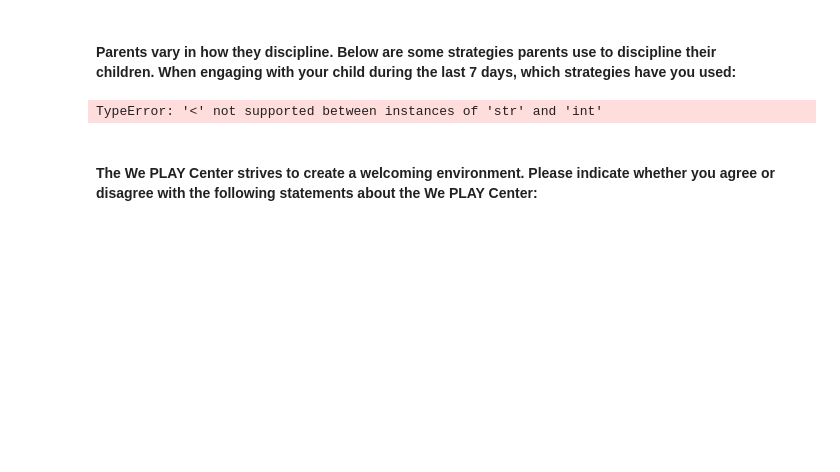
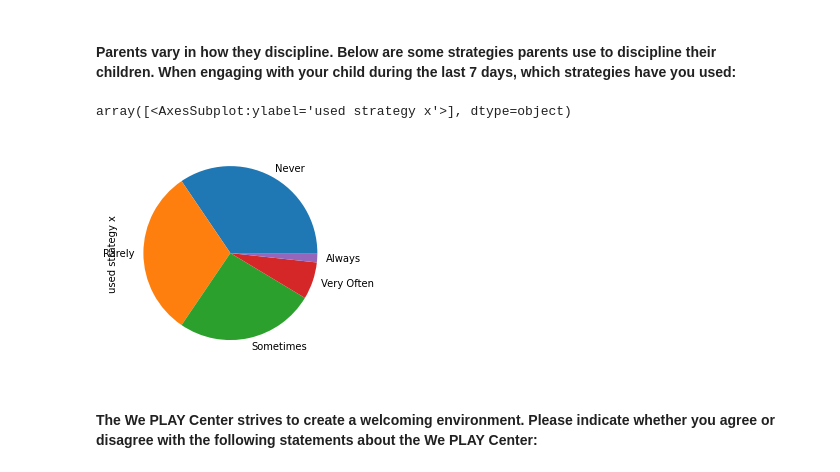
Before and after one commit to renarepenning/weplaynoladata, a Jupyter notebook: MilestoneTwo.ipynb, the cells around one changed output. Cells and saved outputs as stored; diff of their text form; code cells hidden in the pictures; blank space fills up the shorter version.

```diff
--- a/MilestoneTwo.ipynb
+++ b/MilestoneTwo.ipynb
@@ -157,13 +135,14 @@ for c in parenting_FD.columns:
 # %% [markdown]
 #### Parents vary in how they discipline. Below are some strategies parents use to discipline their children. When engaging with your child during the last 7 days, which strategies have you used:
 # %%
-discipline_FD = familySurveyDf.iloc[1:, 34:42]
+discipline_FD = familySurveyDf.iloc[1:, 34]#:42]
 
-discipline_FD.plot.pie(subplots=True)
+discipline_FD.value_counts().plot.pie(subplots=True, ylabel="used strategy x")
 
 #will do later
 # %% [output]
-TypeError: '<' not supported between instances of 'str' and 'int'
+array([<AxesSubplot:ylabel='used strategy x'>], dtype=object)
+[figure, added]
 # %% [markdown]
 #### The We PLAY Center strives to create a welcoming environment. Please indicate whether you agree or disagree with the following statements about the We PLAY Center:
 # %%
```
Also changed, not shown: parts of 13 cells of this notebook, 1 other file.
